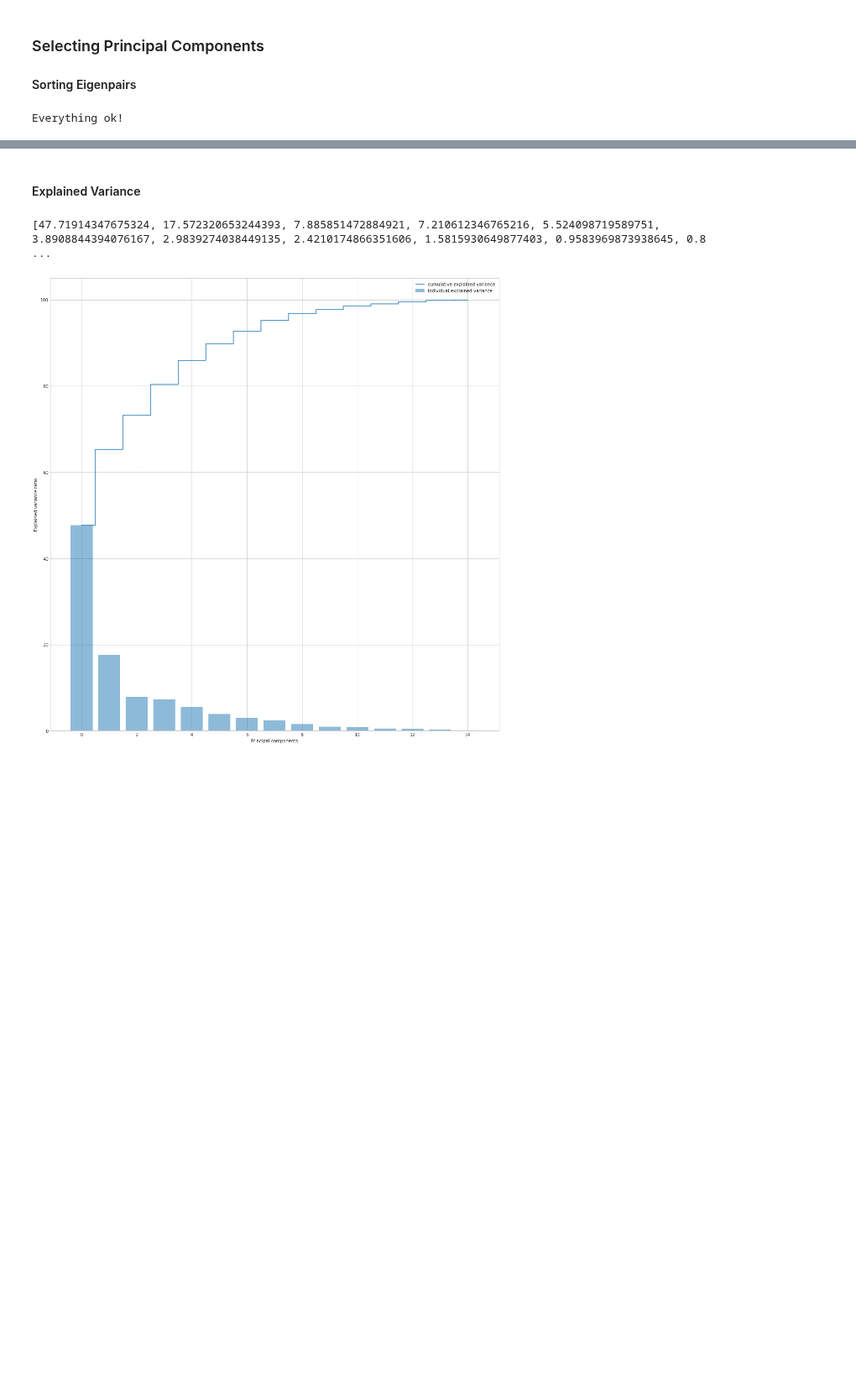
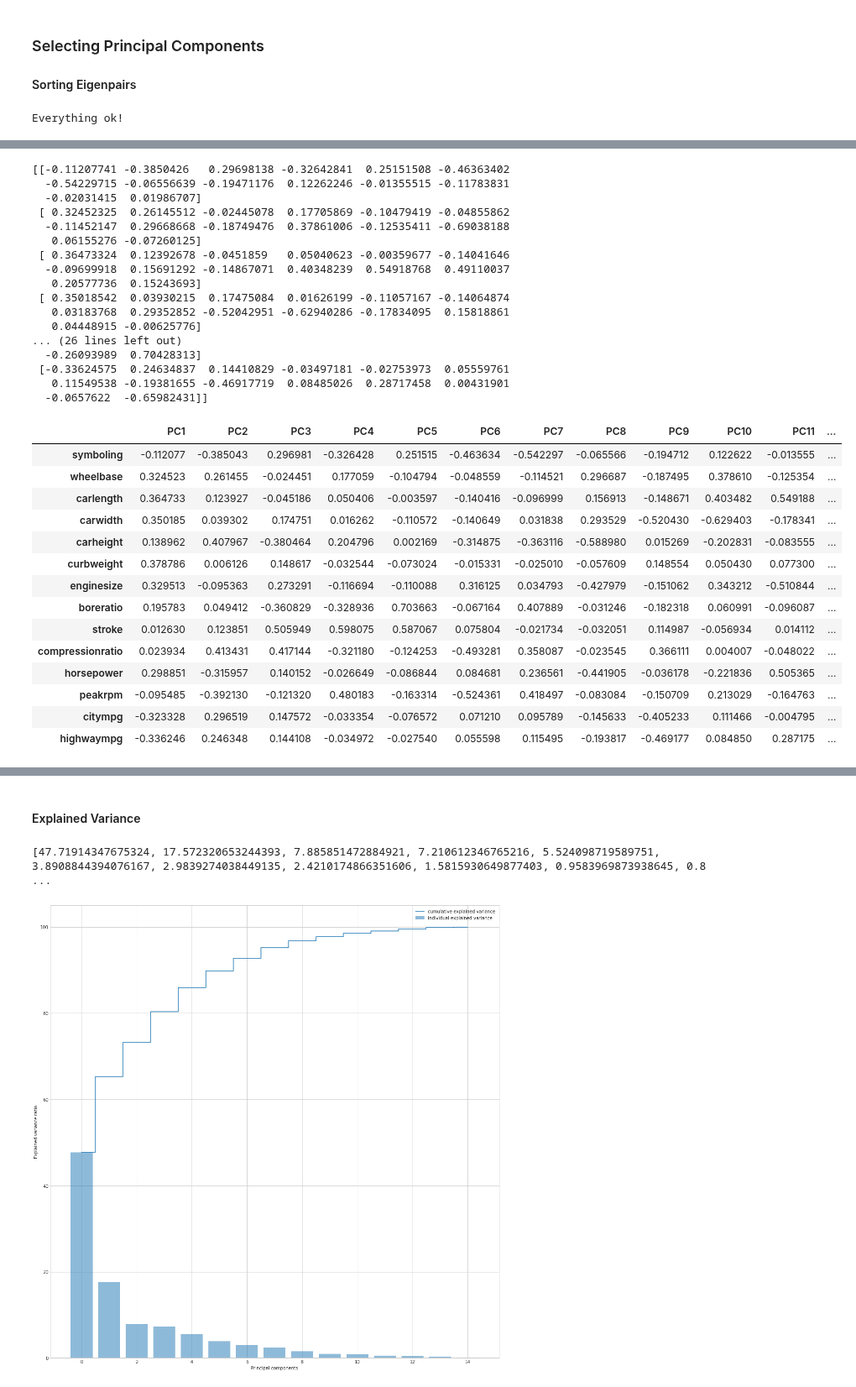
Before and after one commit to atkuzmanov/softuni-ai-mathconceptsfordevs-2021-project, a Jupyter notebook: softuni-ai-mcfd-2021-project-1.ipynb, the cells around one changed output, grey strips where cells are left out. Shown at 84% size. Cells and saved outputs as stored; diff of their text form; code cells hidden in the pictures; blank space fills up the shorter version.

```diff
--- a/softuni-ai-mcfd-2021-project-1.ipynb
+++ b/softuni-ai-mcfd-2021-project-1.ipynb
@@ -1809,6 +1809,6 @@ X_cars.shape
 (205, 14)
 # %%
 # y_cars_price = cars_df_cpy.pop('price
-features = cars_df_cpy.columns
+features = cars_df_cpy.select_dtypes('number').iloc[:,1:].columns
 print(features.values)
 # %% [output]
@@ -1943 +2014,55 @@ Everything ok!
+# %%
+# print(eig_pairs_cars)
+# X_pca=pd.DataFrame(eig_pairs_cars[:][1], columns=features)
+# print(eig_vecs_cars)
+# X_pca=pd.DataFrame(i[1] for i in eig_pairs_cars, columns=features)
+# temp1 = [i[1] for i in eig_pairs_cars]
+# print([i for i in temp1])
+
+# print(eig_vecs_cars)
+
+sorted_pca_vectors = np.asanyarray(sorted_pca_vectors)
+
+sorted_pca_vectors = sorted_pca_vectors.T
+print(sorted_pca_vectors)
+
+component_names = [f"PC{i+1}" for i in range(sorted_pca_vectors.shape[1])]
+X_pca=pd.DataFrame(sorted_pca_vectors, columns=component_names, index=features)
+
+# print(X_pca)
+X_pca
+# features.values.shape
+# %% [output]
+[[-0.11207741 -0.3850426   0.29698138 -0.32642841  0.25151508 -0.46363402
+  -0.54229715 -0.06556639 -0.19471176  0.12262246 -0.01355515 -0.11783831
+  -0.02031415  0.01986707]
+ [ 0.32452325  0.26145512 -0.02445078  0.17705869 -0.10479419 -0.04855862
+  -0.11452147  0.29668668 -0.18749476  0.37861006 -0.12535411 -0.69038188
+   0.06155276 -0.07260125]
+ [ 0.36473324  0.12392678 -0.0451859   0.05040623 -0.00359677 -0.14041646
+  -0.09699918  0.15691292 -0.14867071  0.40348239  0.54918768  0.49110037
+   0.20577736  0.15243693]
+ [ 0.35018542  0.03930215  0.17475084  0.01626199 -0.11057167 -0.14064874
+   0.03183768  0.29352852 -0.52042951 -0.62940286 -0.17834095  0.15818861
+   0.04448915 -0.00625776]
+... (26 lines left out)
+  -0.26093989  0.70428313]
+ [-0.33624575  0.24634837  0.14410829 -0.03497181 -0.02753973  0.05559761
+   0.11549538 -0.19381655 -0.46917719  0.08485026  0.28717458  0.00431901
+  -0.0657622  -0.65982431]]
+|  | PC1 | PC2 | PC3 | PC4 | PC5 | PC6 | PC7 | PC8 | PC9 | PC10 | PC11 | ... |
+| symboling | -0.112077 | -0.385043 | 0.296981 | -0.326428 | 0.251515 | -0.463634 | -0.542297 | -0.065566 | -0.194712 | 0.122622 | -0.013555 | ... |
+| wheelbase | 0.324523 | 0.261455 | -0.024451 | 0.177059 | -0.104794 | -0.048559 | -0.114521 | 0.296687 | -0.187495 | 0.378610 | -0.125354 | ... |
+| carlength | 0.364733 | 0.123927 | -0.045186 | 0.050406 | -0.003597 | -0.140416 | -0.096999 | 0.156913 | -0.148671 | 0.403482 | 0.549188 | ... |
+| carwidth | 0.350185 | 0.039302 | 0.174751 | 0.016262 | -0.110572 | -0.140649 | 0.031838 | 0.293529 | -0.520430 | -0.629403 | -0.178341 | ... |
+| carheight | 0.138962 | 0.407967 | -0.380464 | 0.204796 | 0.002169 | -0.314875 | -0.363116 | -0.588980 | 0.015269 | -0.202831 | -0.083555 | ... |
+| curbweight | 0.378786 | 0.006126 | 0.148617 | -0.032544 | -0.073024 | -0.015331 | -0.025010 | -0.057609 | 0.148554 | 0.050430 | 0.077300 | ... |
+| enginesize | 0.329513 | -0.095363 | 0.273291 | -0.116694 | -0.110088 | 0.316125 | 0.034793 | -0.427979 | -0.151062 | 0.343212 | -0.510844 | ... |
+| boreratio | 0.195783 | 0.049412 | -0.360829 | -0.328936 | 0.703663 | -0.067164 | 0.407889 | -0.031246 | -0.182318 | 0.060991 | -0.096087 | ... |
+| stroke | 0.012630 | 0.123851 | 0.505949 | 0.598075 | 0.587067 | 0.075804 | -0.021734 | -0.032051 | 0.114987 | -0.056934 | 0.014112 | ... |
+| compressionratio | 0.023934 | 0.413431 | 0.417144 | -0.321180 | -0.124253 | -0.493281 | 0.358087 | -0.023545 | 0.366111 | 0.004007 | -0.048022 | ... |
+| horsepower | 0.298851 | -0.315957 | 0.140152 | -0.026649 | -0.086844 | 0.084681 | 0.236561 | -0.441905 | -0.036178 | -0.221836 | 0.505365 | ... |
+| peakrpm | -0.095485 | -0.392130 | -0.121320 | 0.480183 | -0.163314 | -0.524361 | 0.418497 | -0.083084 | -0.150709 | 0.213029 | -0.164763 | ... |
+| citympg | -0.323328 | 0.296519 | 0.147572 | -0.033354 | -0.076572 | 0.071210 | 0.095789 | -0.145633 | -0.405233 | 0.111466 | -0.004795 | ... |
+| highwaympg | -0.336246 | 0.246348 | 0.144108 | -0.034972 | -0.027540 | 0.055598 | 0.115495 | -0.193817 | -0.469177 | 0.084850 | 0.287175 | ... |
 # %%
```
Also changed, not shown: parts of 7 cells of this notebook.
